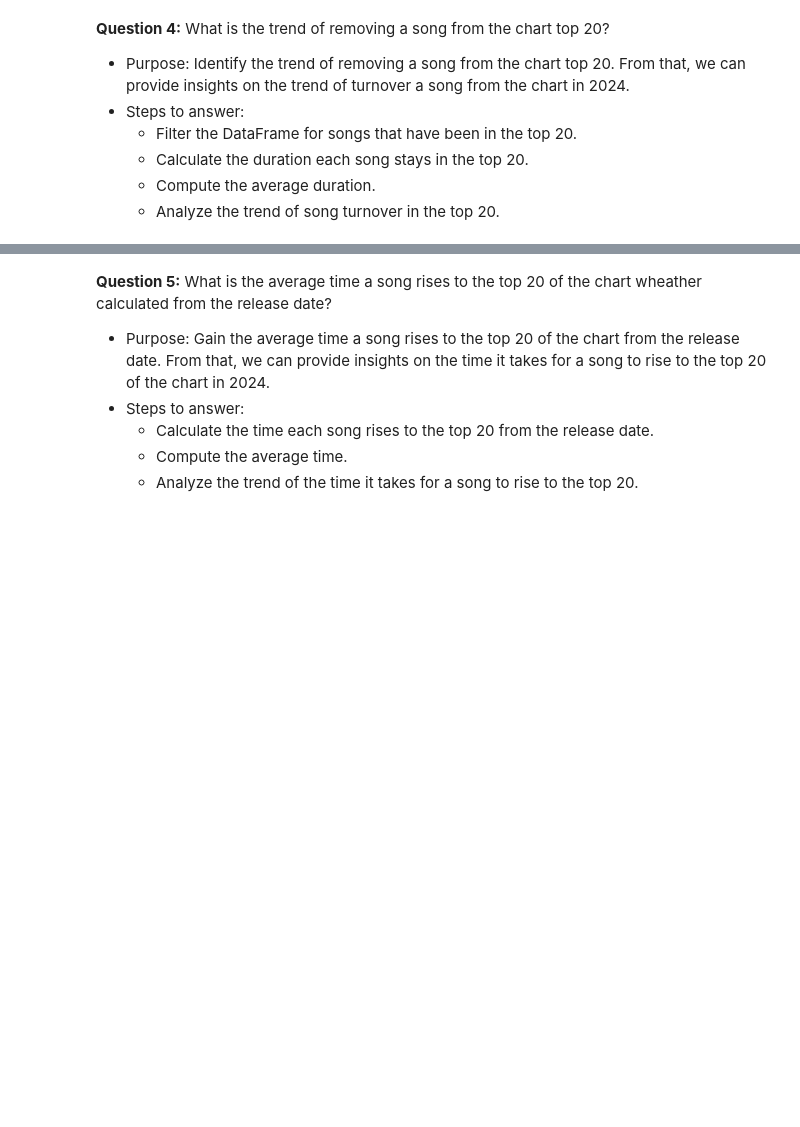
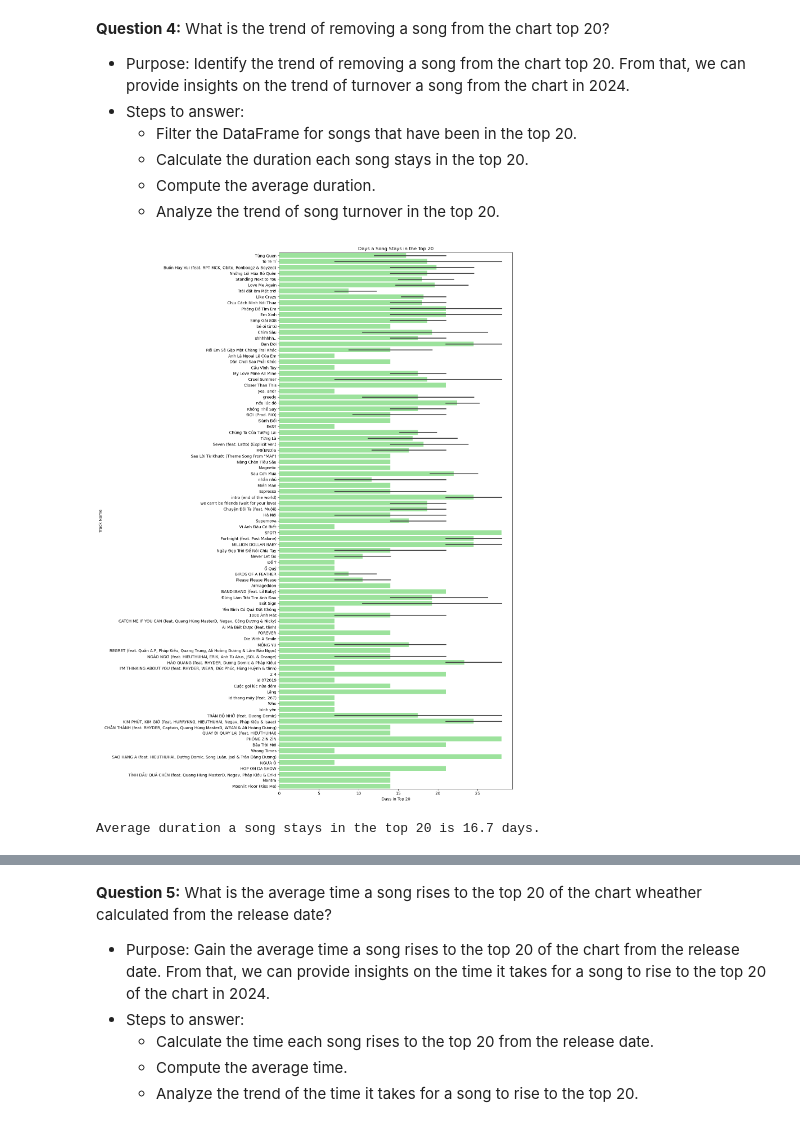
Before and after one commit to pililover/DataScience-Jobs-Market, a Jupyter notebook: SOURCECODE/Data_analysis.ipynb, the cells around one changed output, grey strips where cells are left out. Cells and saved outputs as stored; diff of their text form; code cells hidden in the pictures; blank space fills up the shorter version.

```diff
--- a/SOURCECODE/Data_analysis.ipynb
+++ b/SOURCECODE/Data_analysis.ipynb
@@ -125,0 +168,4 @@ df['duration'] = durations
+# %%
+uri_data = pd.DataFrame(uri_data)
+uri_data = uri_data.T
+uri_data
@@ -125,0 +194,4 @@ df['duration'] = durations
+# %%
+df_merged = pd.merge(df, uri_data, how='left', on='uri')
+df = df_merged
+df
@@ -611,3 +724,23 @@ A potential product release strategy could be:
     + Calculate the duration each song stays in the top 20.
     + Compute the average duration.
     + Analyze the trend of song turnover in the top 20.
+# %%
+# Filter songs have been in the top 20 in 2024, excluding songs without rank_history
+def has_rank_in_top_20(rank_history_str):
+    if not isinstance(rank_history_str, str) or rank_history_str == '[]':
+        return False  # Skip missing or empty rank histories
+
+    rank_history = rank_history_str.strip("[]").split("), (")
+
+    for record in rank_history:
+        record = record.replace("'", "").lstrip("(").rstrip(")").strip()
+        try:
+            date, rank = record.split(", ")
+            rank = int(rank.strip())  # Convert rank to integer
+            if rank <= 20 and "2024" in date:
+                return True
+        except ValueError:
+            continue  # Skip invalid records
+    return False
+
+top_20_df = df[df['rank_history'].apply(has_rank_in_top_20)].copy()
@@ -613,0 +782,19 @@ A potential product release strategy could be:
+# %%
+# Plot bar chart
+plt.figure(figsize=(15, 20))
+sns.barplot(x='duration_in_top_20', y='track_name', data=top_20_df, color='lightgreen')
+plt.xticks(rotation=0)
+plt.subplots_adjust(bottom=0.15, top=0.95)
+plt.xlabel('Days in Top 20')
+plt.ylabel('Track Name')
+plt.title('Days a Song Stays in the Top 20')
+plt.tight_layout()
+plt.show()
+# %% [output]
+[figure, added]
+# %%
+# Calculate the average duration of songs in top 20 (in days)
+average_duration = top_20_df['duration_in_top_20'].mean()
+print(f"Average duration a song stays in the top 20 is {average_duration:.1f} days.")
+# %% [output]
+Average duration a song stays in the top 20 is 16.7 days.
```
Also changed, not shown: parts of 33 cells of this notebook, 3 other files.
